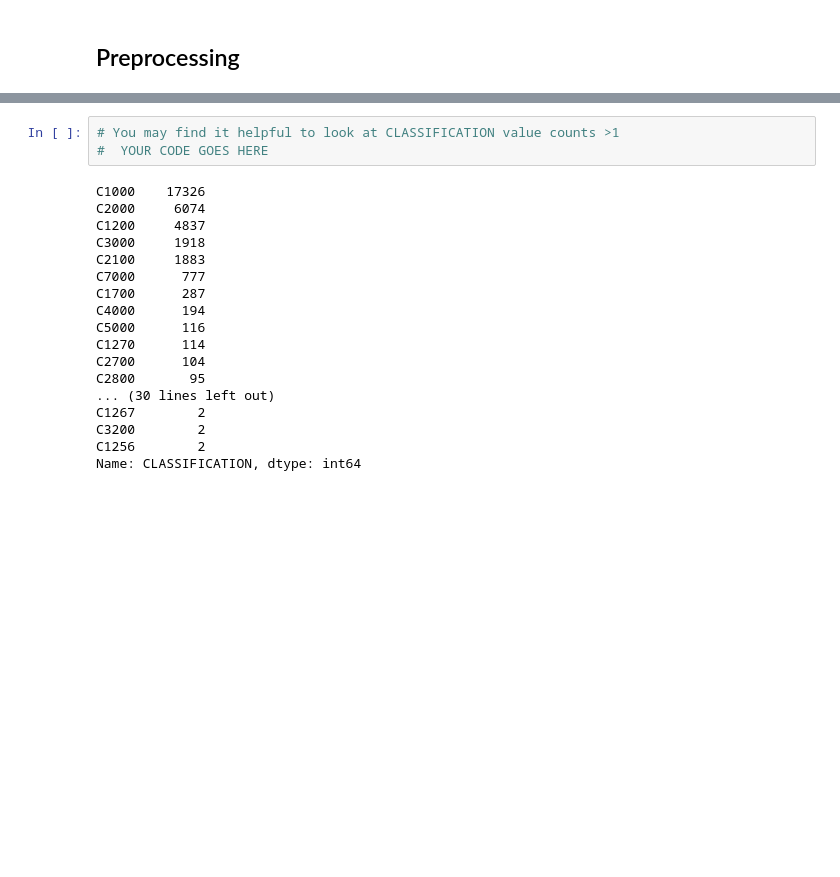
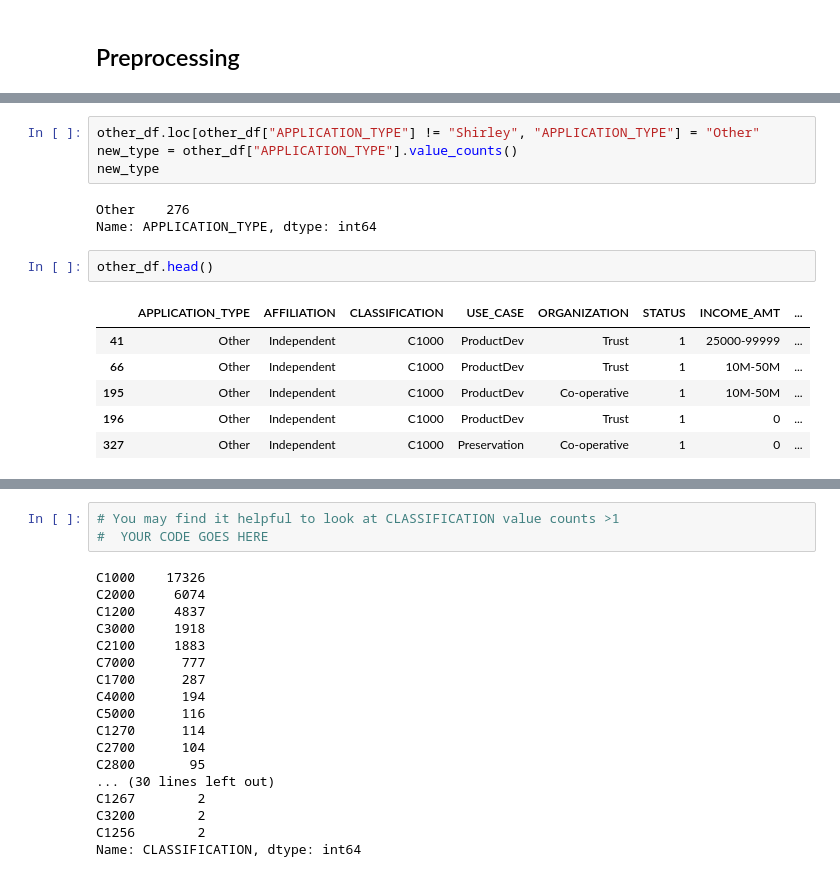
Before and after one commit to JohnTorgerson/select_charity_optimizer, a Jupyter notebook: Charity_Selector.ipynb, the cells around one changed output, grey strips where cells are left out. Saved outputs shown, nothing was run; the diff lists cells and outputs as text; blank space fills up the shorter version.

```diff
--- a/Charity_Selector.ipynb
+++ b/Charity_Selector.ipynb
@@ -113,0 +150,16 @@ Name: CLASSIFICATION, Length: 71, dtype: int64
+# %%
+other_df.loc[other_df["APPLICATION_TYPE"] != "Shirley", "APPLICATION_TYPE"] = "Other"
+new_type = other_df["APPLICATION_TYPE"].value_counts()
+new_type
+# %% [output]
+Other    276
+Name: APPLICATION_TYPE, dtype: int64
+# %%
+other_df.head()
+# %% [output]
+|  | APPLICATION_TYPE | AFFILIATION | CLASSIFICATION | USE_CASE | ORGANIZATION | STATUS | INCOME_AMT | ... |
+| 41 | Other | Independent | C1000 | ProductDev | Trust | 1 | 25000-99999 | ... |
+| 66 | Other | Independent | C1000 | ProductDev | Trust | 1 | 10M-50M | ... |
+| 195 | Other | Independent | C1000 | ProductDev | Co-operative | 1 | 10M-50M | ... |
+| 196 | Other | Independent | C1000 | ProductDev | Trust | 1 | 0 | ... |
+| 327 | Other | Independent | C1000 | Preservation | Co-operative | 1 | 0 | ... |
```
Also changed, not shown: parts of 24 cells of this notebook, 1 other file.
